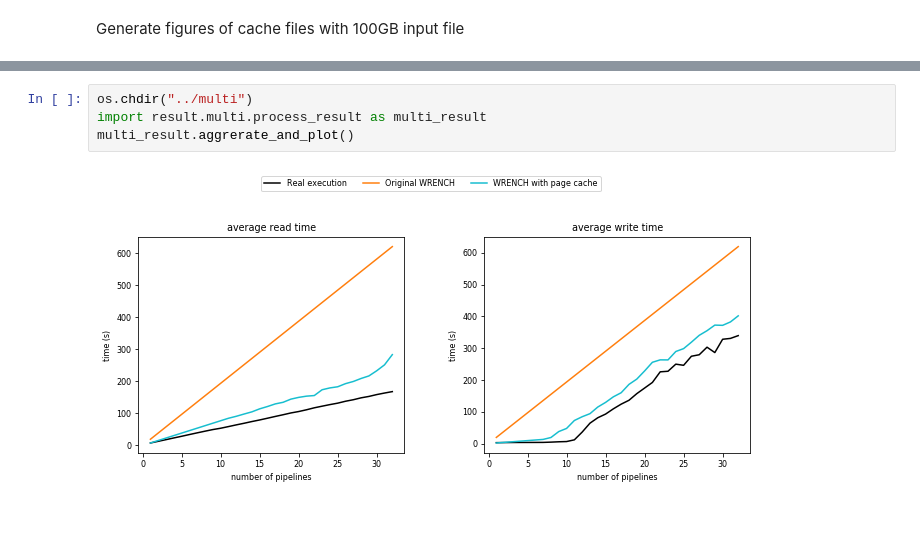
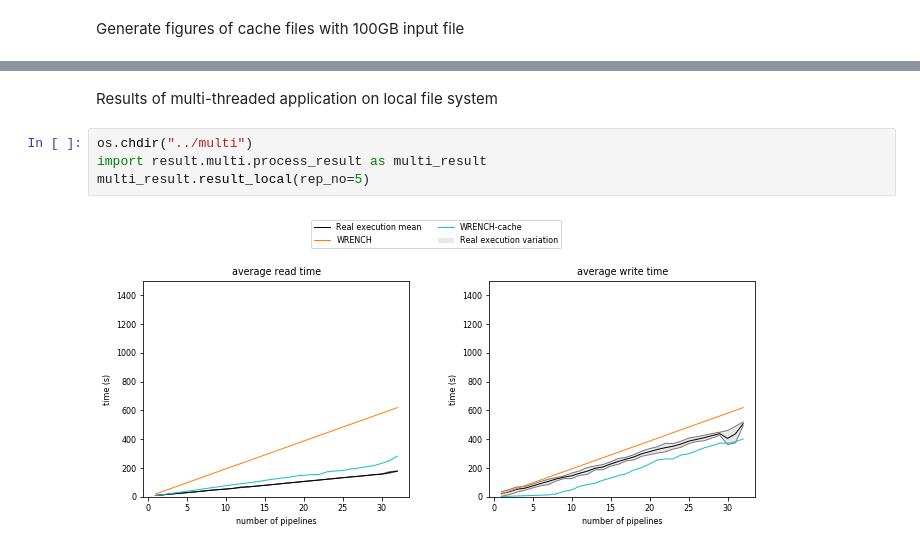
Before and after one commit to big-data-lab-team/paper-io-simulation, a Jupyter notebook: generate_figures.ipynb, the cells around one changed output, grey strips where cells are left out. Drawn from its saved outputs; the diff is of its cells as text; blank space fills up the shorter version.

Commit message:
Update generate figure scripts

```diff
--- a/generate_figures.ipynb
+++ b/generate_figures.ipynb
@@ -35,6 +33,8 @@ Generate figures of multi-threaded experiment results
+# %% [markdown]
+Results of multi-threaded application on local file system
 # %%
 os.chdir("../multi")
 import result.multi.process_result as multi_result
-multi_result.aggrerate_and_plot()
+multi_result.result_local(rep_no=5)
 # %% [output]
-[figure, old version]
+[figure, new version]
```
Also changed, not shown: parts of 7 cells of this notebook, 1 other file.
